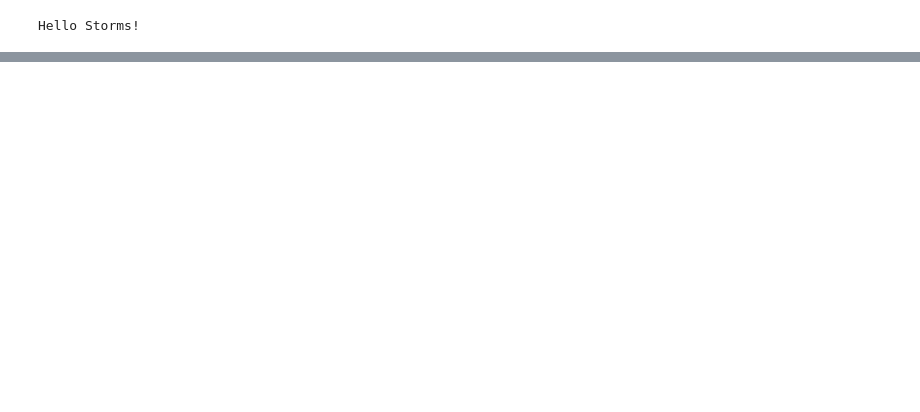
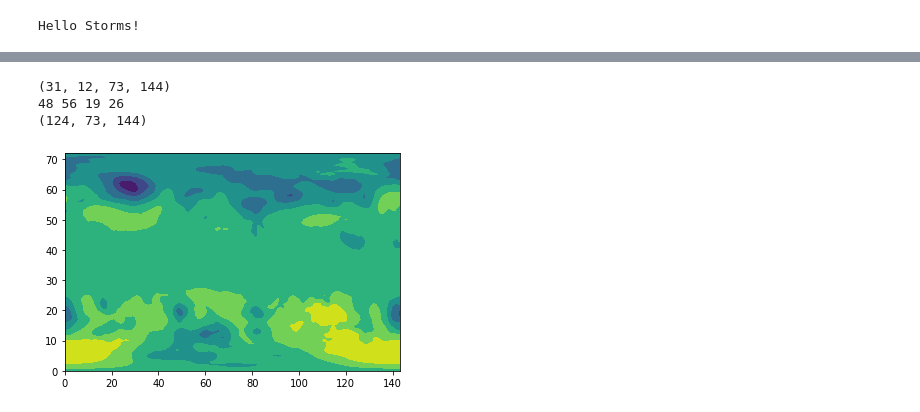
Before and after one commit to WladJSJ/Cyclogenesis_counting, a Jupyter notebook: Cyclogenesis_counting.ipynb, the cells around one changed output, grey strips where cells are left out. Drawn from its saved outputs; the diff is of its cells as text; code cells hidden in the pictures; blank space fills up the shorter version.

```diff
--- a/Cyclogenesis_counting.ipynb
+++ b/Cyclogenesis_counting.ipynb
@@ -269,0 +218,32 @@ np.save('ciclogene_PV_ncep2_1979-2005.npy', mapall)
+# %%
+
+# Antes do loop principal, vou iniciar algumas variáveis.
+ano=anoi # Defino um ano para obter os vetores de Lat e Lon
+lat,lon=openc_getCoord('01') # Obtenho lat e lon
+slp,vort=openc_getvar('01')  # obtenho pressao (slp) e vorticidade (vort) para saber suas dimensioes
+slp2,vort2=adjustgrid()
+oniNeutro,oni=ENSOmask()   # Obtenho oniNeutro, que retém apenas períodos com ENSO neutro
+
+plt.contourf(slp2[10,::])
+
+# interpolo a topografia para o lat lon obtido acima
+mmask=masktopo()
+
+# Defino mapall, que contem o mapa de todos as posições dos cilones
+# A estrutura é [anos, meses, lat, lon]
+mapall=np.zeros([len(range(anoi,anof)),12,len(lat),len(lon)])
+print(np.shape(mapall))
+
+#===============================
+# Inicio as posições do dominio de interesse
+ixi,ixf,jyi,jyf=grid_offset()
+print(ixi,ixf,jyi,jyf)
+print(np.shape(slp))
+
+# Essa lista será útil mais a frente
+meses=['01','02','03','04','05','06','07','08','09','10','11','12']
+# %% [output]
+(31, 12, 73, 144)
+48 56 19 26
+(124, 73, 144)
+[figure, added]
```
Also changed, not shown: parts of 15 cells of this notebook.
